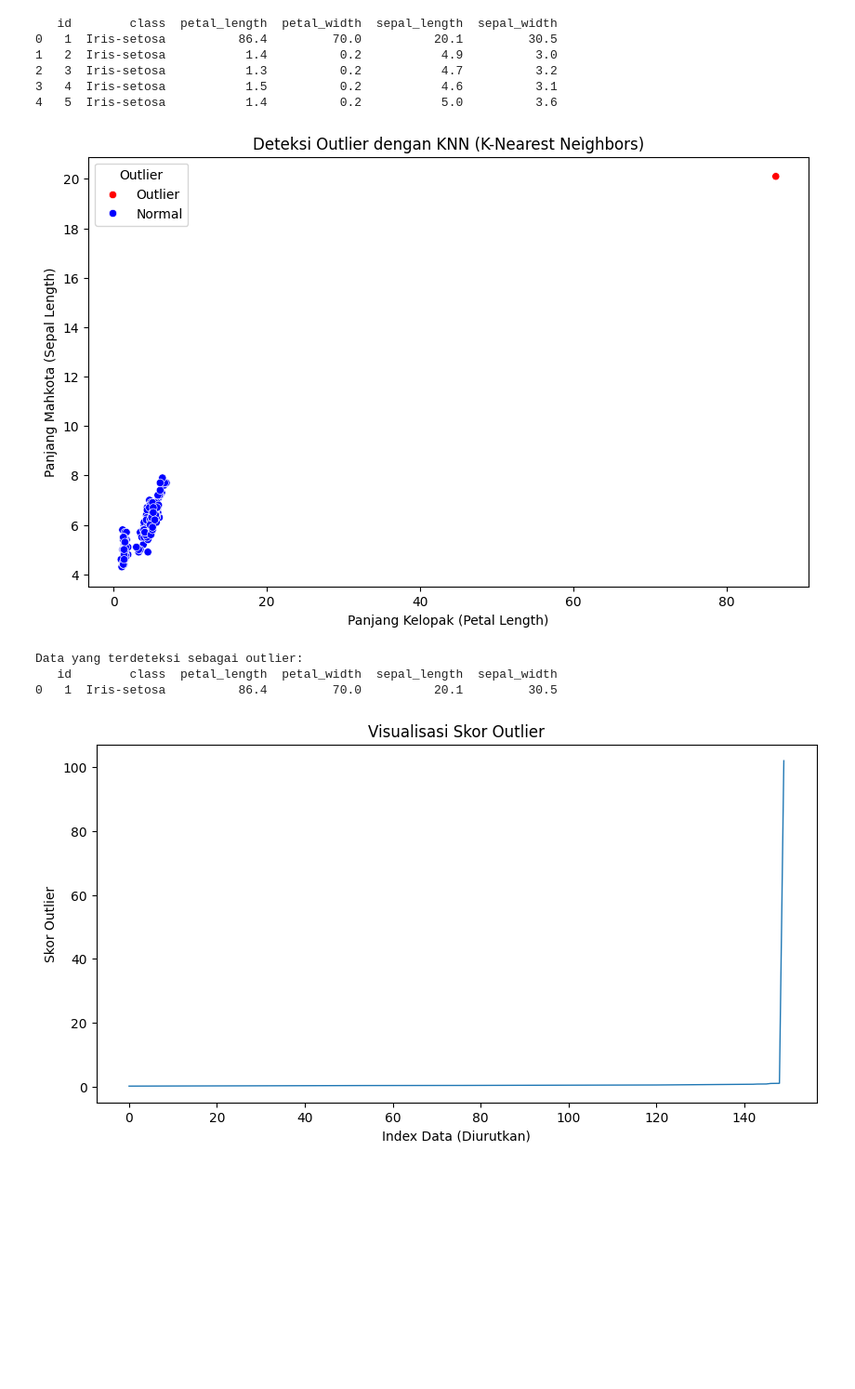
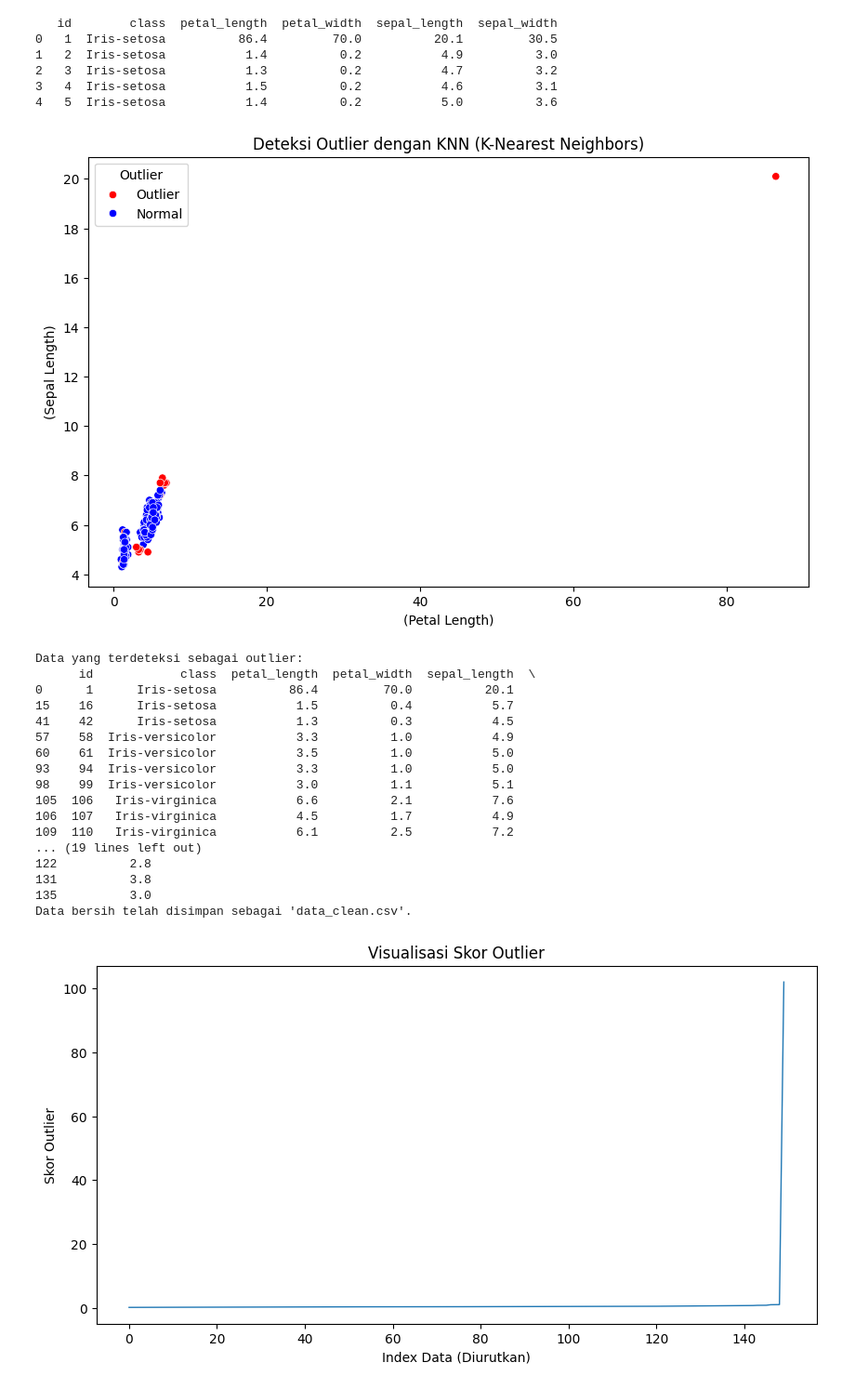
Before and after one commit to AqbilBarakaa/pendata, a Jupyter notebook: pendata/_build/jupyter_execute/Memahami_data.ipynb, the cells around one changed output. Shown at 93% size. Drawn from its saved outputs; the diff is of its cells as text; code cells hidden in the pictures; blank space fills up the shorter version.

```diff
--- a/pendata/_build/jupyter_execute/Memahami_data.ipynb
+++ b/pendata/_build/jupyter_execute/Memahami_data.ipynb
@@ -467,41 +467,63 @@ print(df.head())
 # %%
 # Pilih kolom numerik untuk deteksi outlier
 numerical_columns = ["petal_length", "petal_width", "sepal_length", "sepal_width"]
 data_numeric = df[numerical_columns]
 
-# ==== 1. Mencari K Tetangga Terdekat ====
-k = 15  # Jumlah tetangga yang digunakan
+# 1. Mencari K Tetangga Terdekat
+k = 15  # Jumlah tetangga
 nbrs = NearestNeighbors(n_neighbors=k, metric="euclidean")
 nbrs.fit(data_numeric)
 
-# ==== 2. Menghitung Jarak ke K Tetangga Terdekat ====
+# 2. Menghitung Jarak ke K Tetangga Terdekat
 distances, indices = nbrs.kneighbors(data_numeric)
 
 # Gunakan rata-rata dari jarak ke semua K tetangga sebagai skor outlier
 outlier_scores = distances.mean(axis=1)
 
-# ==== 3. Menentukan Threshold Outlier ====
-threshold = np.percentile(outlier_scores, 99.5)  # Ambil persentil ke-95 sebagai batas
+# 3. Menentukan Threshold Outlier
+threshold = np.percentile(outlier_scores, 90)  # Ambil persentil ke-90 sebagai batas
 outliers = outlier_scores > threshold  # Data dianggap outlier jika skornya di atas threshold
 
-# ==== 4. Visualisasi Outlier ====
+# 4. Visualisasi Outlier
 plt.figure(figsize=(10, 6))
 sns.scatterplot(x=df["petal_length"], y=df["sepal_length"], hue=outliers, palette={True: "red", False: "blue"})
 plt.title("Deteksi Outlier dengan KNN (K-Nearest Neighbors)")
-plt.xlabel("Panjang Kelopak (Petal Length)")
-plt.ylabel("Panjang Mahkota (Sepal Length)")
+plt.xlabel("(Petal Length)")
+plt.ylabel("(Sepal Length)")
 plt.legend(title="Outlier", labels=["Outlier", "Normal"])
 plt.show()
 
-# ==== 5. Menampilkan Data Outlier ====
+# 5. Menampilkan Data Outlier
 df_outliers = df[outliers]
 print("Data yang terdeteksi sebagai outlier:")
 print(df_outliers)
+
+# 6. Menghapus Outlier dari Data
+df_clean = df[~outliers]
+
+# 7. Menyimpan Data Bersih ke CSV
+df_clean.to_csv("data_clean.csv", index=False)
+
+print("Data bersih telah disimpan sebagai 'data_clean.csv'.")
 # %% [output]
-[figure, old version]
+[figure, new version]
 Data yang terdeteksi sebagai outlier:
-   id        class  petal_length  petal_width  sepal_length  sepal_width
-0   1  Iris-setosa          86.4         70.0          20.1         30.5
+      id            class  petal_length  petal_width  sepal_length  \
+0      1      Iris-setosa          86.4         70.0          20.1
+15    16      Iris-setosa           1.5          0.4           5.7
+41    42      Iris-setosa           1.3          0.3           4.5
+57    58  Iris-versicolor           3.3          1.0           4.9
+60    61  Iris-versicolor           3.5          1.0           5.0
+93    94  Iris-versicolor           3.3          1.0           5.0
+98    99  Iris-versicolor           3.0          1.1           5.1
+105  106   Iris-virginica           6.6          2.1           7.6
+106  107   Iris-virginica           4.5          1.7           4.9
+109  110   Iris-virginica           6.1          2.5           7.2
+... (19 lines left out)
+122          2.8
+131          3.8
+135          3.0
+Data bersih telah disimpan sebagai 'data_clean.csv'.
 # %%
 # Urutkan skor outlier agar lebih jelas
 sorted_scores = np.sort(outlier_scores)
```
Also changed, not shown: 7 other files.
